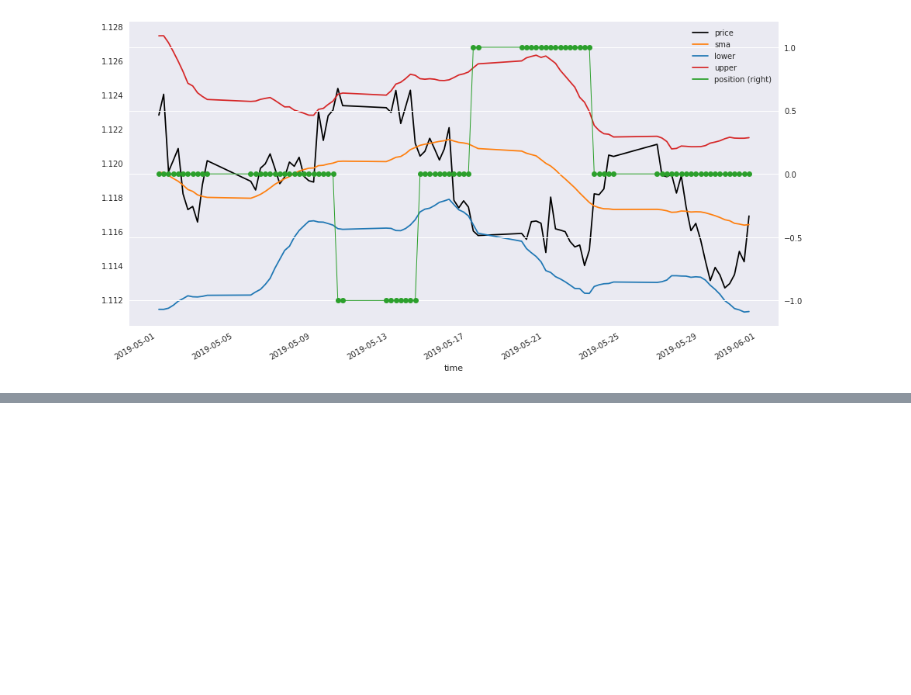
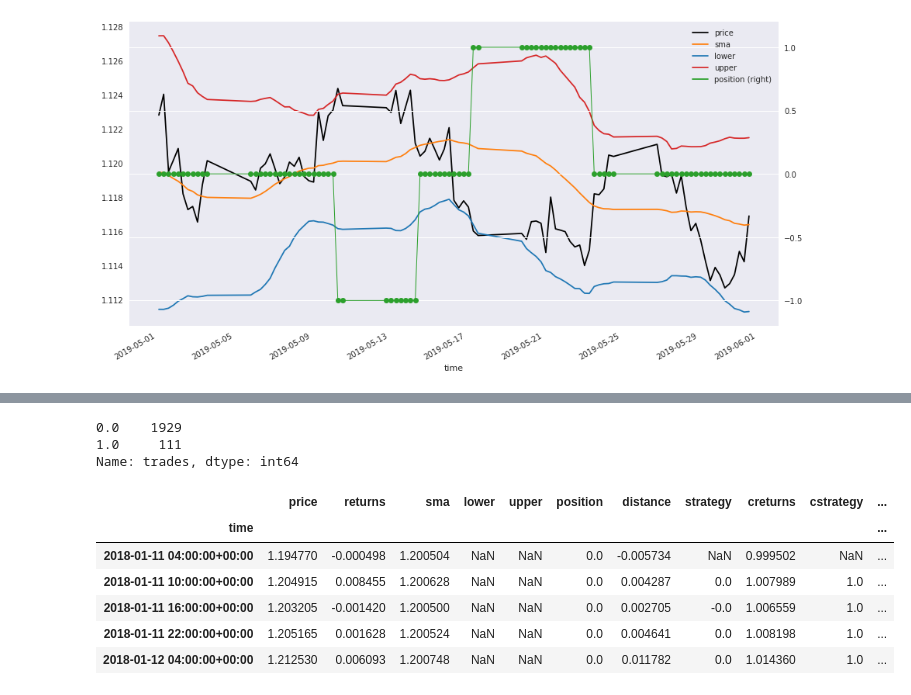
Before and after one commit to sidhlee/data-science-and-machine-learning, a Jupyter notebook: courses/algo-trade-a-z/part3_defining-and-testing-trading-strategies/04_mean-reversion-strategies.ipynb, the cells around one changed output, grey strips where cells are left out. Cells and saved outputs as stored; diff of their text form; code cells hidden in the pictures; blank space fills up the shorter version.

```diff
--- a/courses/algo-trade-a-z/part3_defining-and-testing-trading-strategies/04_mean-reversion-strategies.ipynb
+++ b/courses/algo-trade-a-z/part3_defining-and-testing-trading-strategies/04_mean-reversion-strategies.ipynb
@@ -294,0 +415,17 @@ draw(df.loc['2019-5'].drop(columns=['returns', 'distance']))
+# %%
+df.trades.value_counts()
+# %% [output]
+0.0    1929
+1.0     111
+Name: trades, dtype: int64
+# %%
+df["net_strategy"] = df["strategy"].sub(df["trades"] * ptc)
+df.head()
+# %% [output]
+|  | price | returns | sma | lower | upper | position | distance | strategy | creturns | cstrategy | ... |
+| time |  |  |  |  |  |  |  |  |  |  | ... |
+| 2018-01-11 04:00:00+00:00 | 1.194770 | -0.000498 | 1.200504 | NaN | NaN | 0.0 | -0.005734 | NaN | 0.999502 | NaN | ... |
+| 2018-01-11 10:00:00+00:00 | 1.204915 | 0.008455 | 1.200628 | NaN | NaN | 0.0 | 0.004287 | 0.0 | 1.007989 | 1.0 | ... |
+| 2018-01-11 16:00:00+00:00 | 1.203205 | -0.001420 | 1.200500 | NaN | NaN | 0.0 | 0.002705 | -0.0 | 1.006559 | 1.0 | ... |
+| 2018-01-11 22:00:00+00:00 | 1.205165 | 0.001628 | 1.200524 | NaN | NaN | 0.0 | 0.004641 | 0.0 | 1.008198 | 1.0 | ... |
+| 2018-01-12 04:00:00+00:00 | 1.212530 | 0.006093 | 1.200748 | NaN | NaN | 0.0 | 0.011782 | 0.0 | 1.014360 | 1.0 | ... |
```
Also changed, not shown: parts of 27 cells of this notebook, 5 other files.
